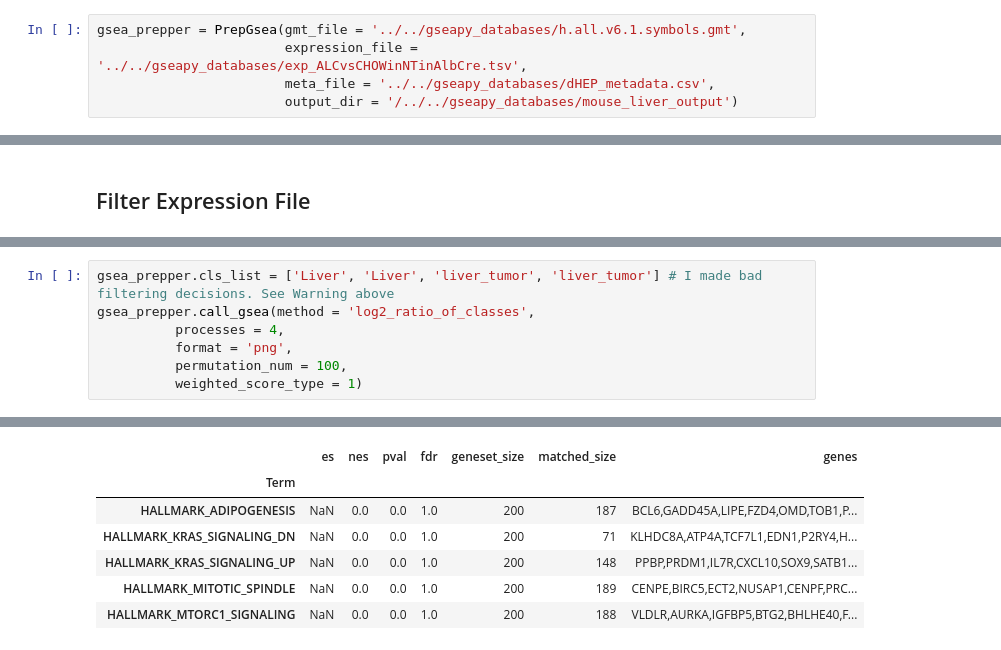
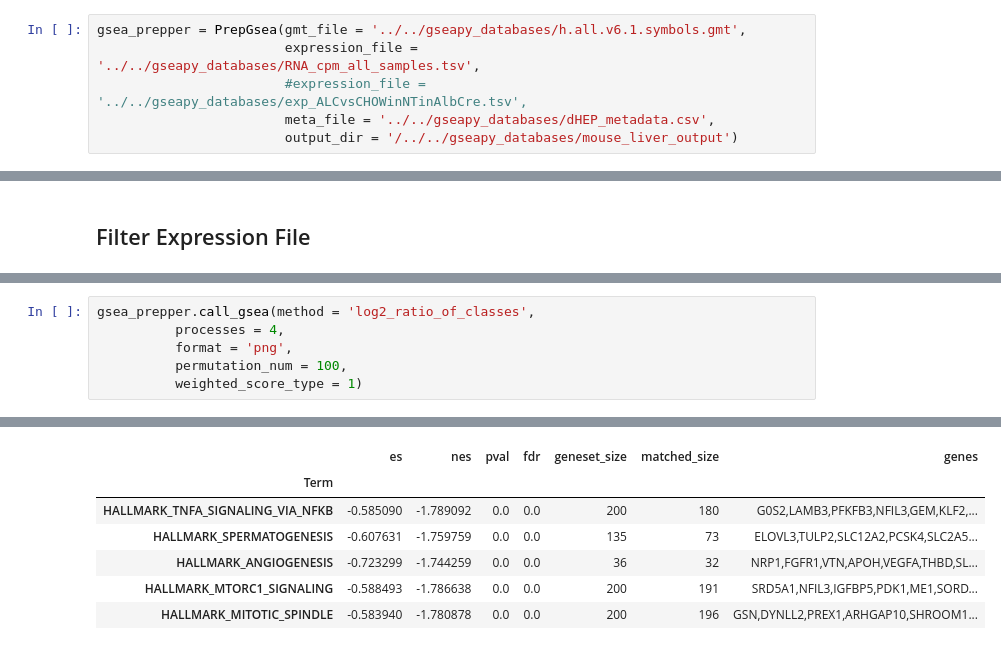
Before and after one commit to ucsd-ccbb/network_bio_toolkit, a Jupyter notebook: notebooks/gsea_notebooks/Mikaylas_Filter_samples.ipynb, the cells around one changed output, grey strips where cells are left out. Saved outputs shown, nothing was run; the diff lists cells and outputs as text.

```diff
--- a/notebooks/gsea_notebooks/Mikaylas_Filter_samples.ipynb
+++ b/notebooks/gsea_notebooks/Mikaylas_Filter_samples.ipynb
@@ -276,6 +369,7 @@ class PrepGsea:
 ## User Preferences for Metafile Filtering
 # %%
 gsea_prepper = PrepGsea(gmt_file = '../../gseapy_databases/h.all.v6.1.symbols.gmt',
-                        expression_file = '../../gseapy_databases/exp_ALCvsCHOWinNTinAlbCre.tsv',
+                        expression_file = '../../gseapy_databases/RNA_cpm_all_samples.tsv',
+                        #expression_file = '../../gseapy_databases/exp_ALCvsCHOWinNTinAlbCre.tsv',
                         meta_file = '../../gseapy_databases/dHEP_metadata.csv',
                         output_dir = '/../../gseapy_databases/mouse_liver_output')
@@ -395,5 +468,4 @@ Warning: Your class column contains only one value. It should contain two. GSEA
 # %%
-gsea_prepper.cls_list = ['Liver', 'Liver', 'liver_tumor', 'liver_tumor'] # I made bad filtering decisions. See Warning above
 gsea_prepper.call_gsea(method = 'log2_ratio_of_classes',
           processes = 4,
           format = 'png',
@@ -405,8 +477,8 @@ This may take a few minutes.
 |  | es | nes | pval | fdr | geneset_size | matched_size | genes |
 | Term |  |  |  |  |  |  |  |
-| HALLMARK_ADIPOGENESIS | NaN | 0.0 | 0.0 | 1.0 | 200 | 187 | BCL6,GADD45A,LIPE,FZD4,OMD,TOB1,P... |
-| HALLMARK_KRAS_SIGNALING_DN | NaN | 0.0 | 0.0 | 1.0 | 200 | 71 | KLHDC8A,ATP4A,TCF7L1,EDN1,P2RY4,H... |
-| HALLMARK_KRAS_SIGNALING_UP | NaN | 0.0 | 0.0 | 1.0 | 200 | 148 | PPBP,PRDM1,IL7R,CXCL10,SOX9,SATB1... |
-| HALLMARK_MITOTIC_SPINDLE | NaN | 0.0 | 0.0 | 1.0 | 200 | 189 | CENPE,BIRC5,ECT2,NUSAP1,CENPF,PRC... |
-| HALLMARK_MTORC1_SIGNALING | NaN | 0.0 | 0.0 | 1.0 | 200 | 188 | VLDLR,AURKA,IGFBP5,BTG2,BHLHE40,F... |
+| HALLMARK_TNFA_SIGNALING_VIA_NFKB | -0.585090 | -1.789092 | 0.0 | 0.0 | 200 | 180 | G0S2,LAMB3,PFKFB3,NFIL3,GEM,KLF2,... |
+| HALLMARK_SPERMATOGENESIS | -0.607631 | -1.759759 | 0.0 | 0.0 | 135 | 73 | ELOVL3,TULP2,SLC12A2,PCSK4,SLC2A5... |
+| HALLMARK_ANGIOGENESIS | -0.723299 | -1.744259 | 0.0 | 0.0 | 36 | 32 | NRP1,FGFR1,VTN,APOH,VEGFA,THBD,SL... |
+| HALLMARK_MTORC1_SIGNALING | -0.588493 | -1.786638 | 0.0 | 0.0 | 200 | 191 | SRD5A1,NFIL3,IGFBP5,PDK1,ME1,SORD... |
+| HALLMARK_MITOTIC_SPINDLE | -0.583940 | -1.780878 | 0.0 | 0.0 | 200 | 196 | GSN,DYNLL2,PREX1,ARHGAP10,SHROOM1... |
 # %%
```
Also changed, not shown: parts of 12 cells of this notebook, 1 other file.
